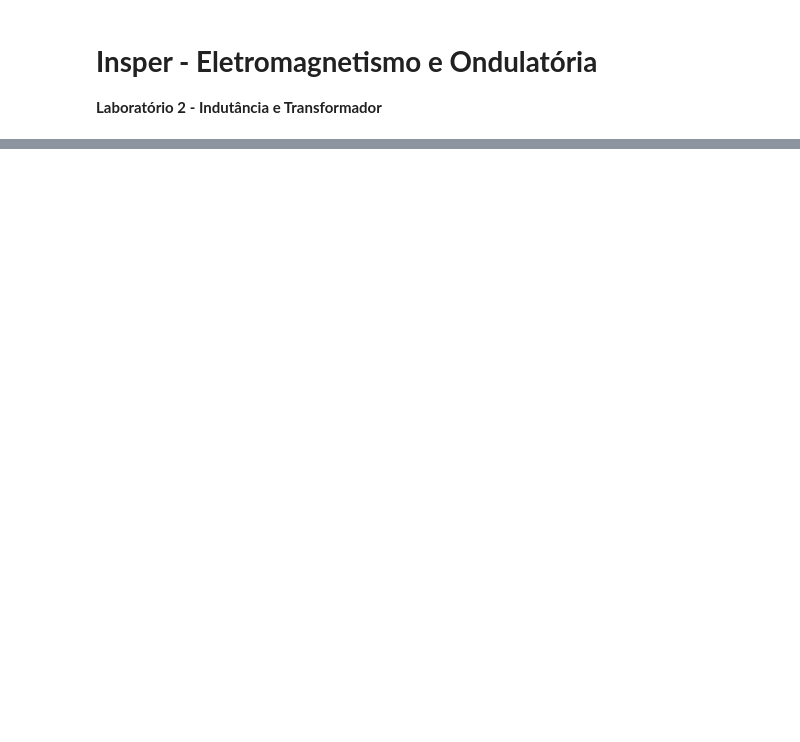
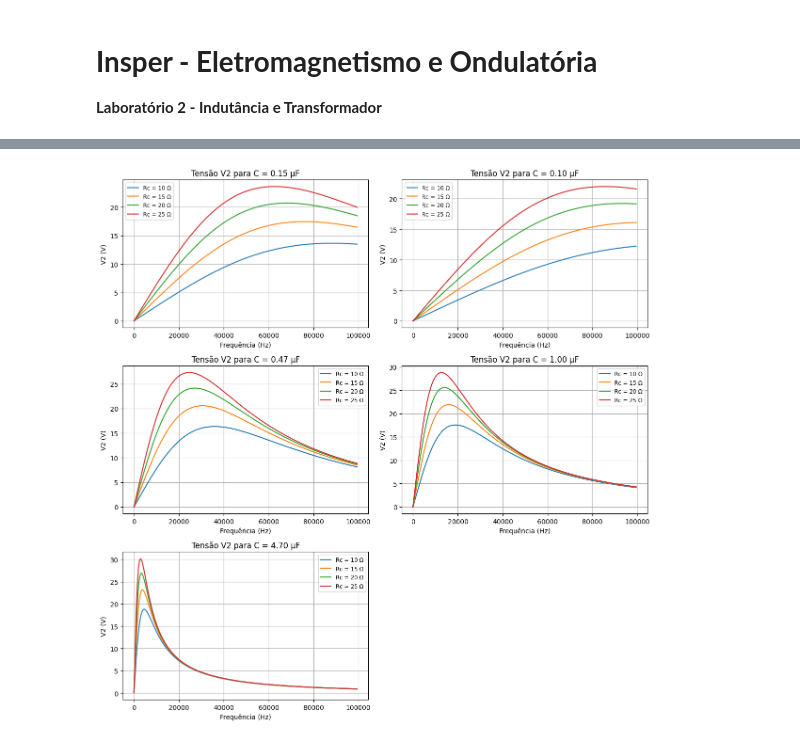
Before and after one commit to Edu0liveira2/Projeto_Eletromag, a Jupyter notebook: Projeto.ipynb, the cells around one changed output, grey strips where cells are left out. Cells and saved outputs as stored; diff of their text form; code cells hidden in the pictures; blank space fills up the shorter version.

```diff
--- a/Projeto.ipynb
+++ b/Projeto.ipynb
@@ -135,11 +117,11 @@ for c in Capacitores:
     # Calculando para cada frequência
     for f in fs:
         # Calculando para transformador em série
-        i1, i2, L1 = CalcularTransformadorSerie(Uf, c, f)
+        i1, i2 = CalcularTransformadorSerie(V1, c, f)
 
         # Calculando V2 e eficiência
         V2 = i2*Rc
-        s1 = Uf*i1.conjugate()/2
+        s1 = V1*i1.conjugate()/2
         s2 = V2*i2.conjugate()/2
         n = np.real(s2)/np.real(s1)
 
@@ -148,11 +130,11 @@ for c in Capacitores:
         resultados_serie[c] = {"V2": V2s_serie, "n": ns_serie}
 
         # Calculando para transformador em paralelo
-        i1, i2, Zeq_C2_RC, i_rc = CalcularTransformadorParalelo(Uf, c, f)
+        i1, i2, Zeq_C2_RC, i_rc = CalcularTransformadorParalelo(V1, c, f)
 
         # Calculando V2 e eficiência
         V2 = i2*Zeq_C2_RC
-        s1 = Uf*i1.conjugate()/2
+        s1 = V1*i1.conjugate()/2
         s2 = V2*i_rc.conjugate()/2
         n = np.real(s2)/np.real(s1)
 
@@ -216,0 +199,37 @@ plt.show()
+# %%
+def plotar_para_diferentes_Rc(Rc_values, capacitores, fs, V1, k):
+    n_cols = 2
+    n_rows = (len(capacitores) + 1) // n_cols
+    fig, axs = plt.subplots(n_rows, n_cols, figsize=(12, 4 * n_rows))
+    axs = axs.flatten()
+
+    for idx, c in enumerate(capacitores):
+        ax = axs[idx]
+        for Rc_val in Rc_values:
+            V2_por_f = []
+            for f in fs:
+                global Rc
+                Rc = Rc_val
+                _, i2 = CalcularTransformadorSerie(V1, c, f)
+                V2 = abs(i2) * Rc
+                V2_por_f.append(V2)
+            ax.plot(fs, V2_por_f, label=f'Rc = {Rc_val} Ω')
+
+        ax.set_title(f'Tensão V2 para C = {c*1e6:.2f} µF')
+        ax.set_xlabel('Frequência (Hz)')
+        ax.set_ylabel('V2 (V)')
+        ax.grid(True)
+        ax.legend(fontsize='small')
+
+    # Esconde subgráficos não usados
+    for i in range(len(capacitores), len(axs)):
+        fig.delaxes(axs[i])
+
+    plt.tight_layout()
+    plt.show()
+
+
+Rc_values = arange(10,30,5)
+plotar_para_diferentes_Rc(Rc_values, Capacitores, fs[::50], V1, k)  # fs[::50] reduz a densidade de pontos
+# %% [output]
+[figure, added]
```
Also changed, not shown: parts of 7 cells of this notebook.
